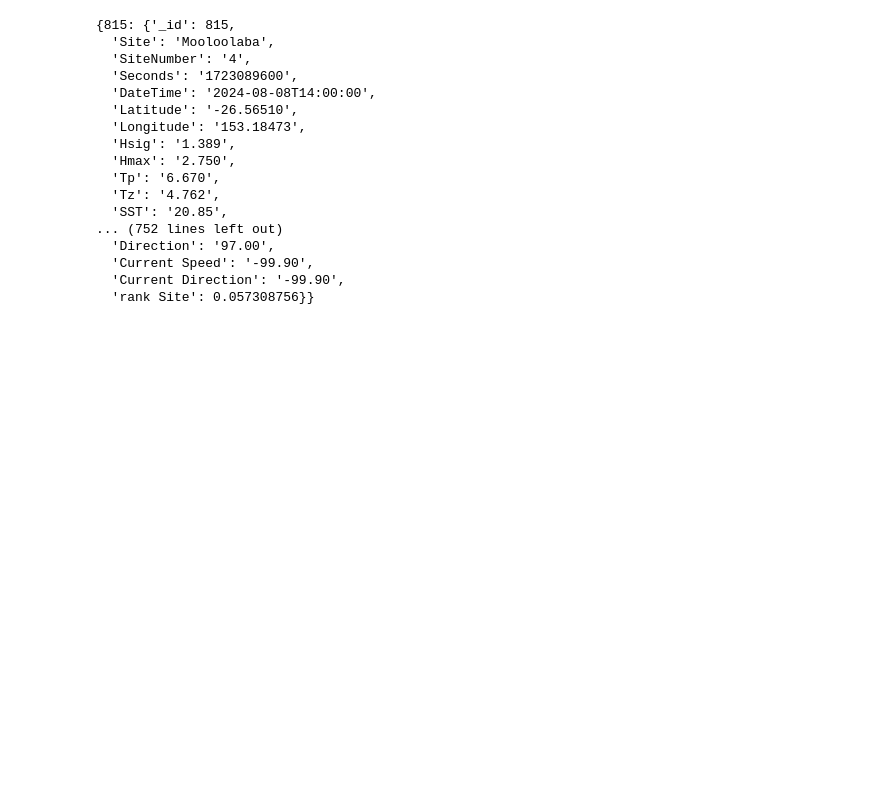
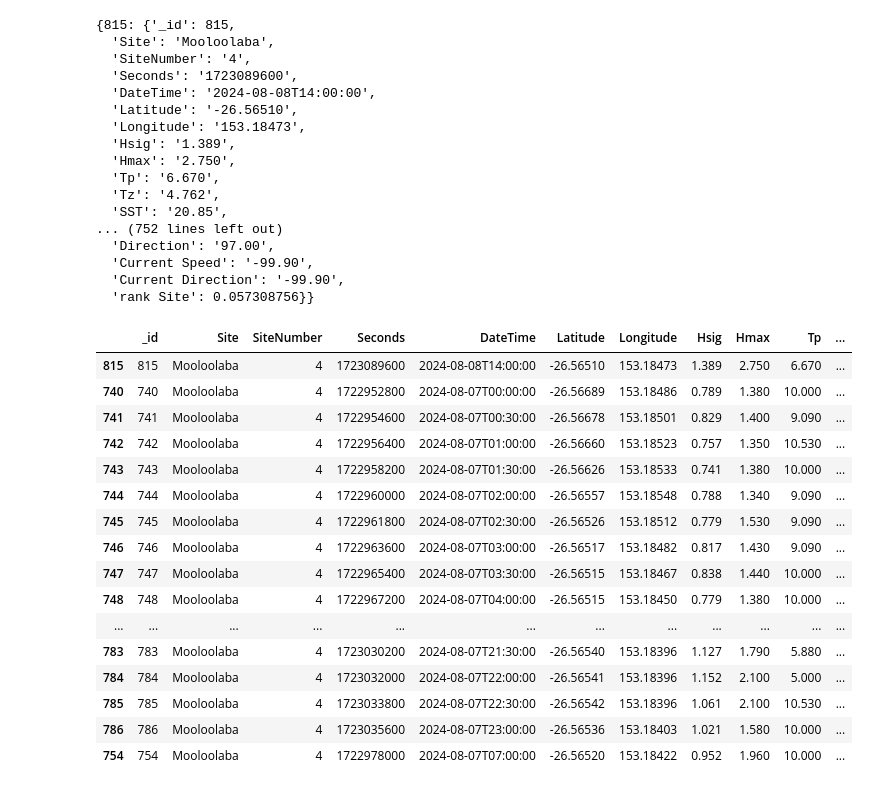
Before and after one commit to AlvaroCorrales/wave-height-app, a Jupyter notebook: Data API requests.ipynb, the cells around one changed output. Saved outputs shown, nothing was run; the diff lists cells and outputs as text; code cells hidden in the pictures; blank space fills up the shorter version.

```diff
--- a/Data API requests.ipynb
+++ b/Data API requests.ipynb
@@ -63,3 +63,26 @@ result_dict
   'Current Speed': '-99.90',
   'Current Direction': '-99.90',
   'rank Site': 0.057308756}}
+# %%
+import pandas as pd
+df = pd.DataFrame.from_dict(result_dict, orient='index')
+# %%
+df
+# %% [output]
+|  | _id | Site | SiteNumber | Seconds | DateTime | Latitude | Longitude | Hsig | Hmax | Tp | ... |
+| 815 | 815 | Mooloolaba | 4 | 1723089600 | 2024-08-08T14:00:00 | -26.56510 | 153.18473 | 1.389 | 2.750 | 6.670 | ... |
+| 740 | 740 | Mooloolaba | 4 | 1722952800 | 2024-08-07T00:00:00 | -26.56689 | 153.18486 | 0.789 | 1.380 | 10.000 | ... |
+| 741 | 741 | Mooloolaba | 4 | 1722954600 | 2024-08-07T00:30:00 | -26.56678 | 153.18501 | 0.829 | 1.400 | 9.090 | ... |
+| 742 | 742 | Mooloolaba | 4 | 1722956400 | 2024-08-07T01:00:00 | -26.56660 | 153.18523 | 0.757 | 1.350 | 10.530 | ... |
+| 743 | 743 | Mooloolaba | 4 | 1722958200 | 2024-08-07T01:30:00 | -26.56626 | 153.18533 | 0.741 | 1.380 | 10.000 | ... |
+| 744 | 744 | Mooloolaba | 4 | 1722960000 | 2024-08-07T02:00:00 | -26.56557 | 153.18548 | 0.788 | 1.340 | 9.090 | ... |
+| 745 | 745 | Mooloolaba | 4 | 1722961800 | 2024-08-07T02:30:00 | -26.56526 | 153.18512 | 0.779 | 1.530 | 9.090 | ... |
+| 746 | 746 | Mooloolaba | 4 | 1722963600 | 2024-08-07T03:00:00 | -26.56517 | 153.18482 | 0.817 | 1.430 | 9.090 | ... |
+| 747 | 747 | Mooloolaba | 4 | 1722965400 | 2024-08-07T03:30:00 | -26.56515 | 153.18467 | 0.838 | 1.440 | 10.000 | ... |
+| 748 | 748 | Mooloolaba | 4 | 1722967200 | 2024-08-07T04:00:00 | -26.56515 | 153.18450 | 0.779 | 1.380 | 10.000 | ... |
+| ... | ... | ... | ... | ... | ... | ... | ... | ... | ... | ... | ... |
+| 783 | 783 | Mooloolaba | 4 | 1723030200 | 2024-08-07T21:30:00 | -26.56540 | 153.18396 | 1.127 | 1.790 | 5.880 | ... |
+| 784 | 784 | Mooloolaba | 4 | 1723032000 | 2024-08-07T22:00:00 | -26.56541 | 153.18396 | 1.152 | 2.100 | 5.000 | ... |
+| 785 | 785 | Mooloolaba | 4 | 1723033800 | 2024-08-07T22:30:00 | -26.56542 | 153.18396 | 1.061 | 2.100 | 10.530 | ... |
+| 786 | 786 | Mooloolaba | 4 | 1723035600 | 2024-08-07T23:00:00 | -26.56536 | 153.18403 | 1.021 | 1.580 | 10.000 | ... |
+| 754 | 754 | Mooloolaba | 4 | 1722978000 | 2024-08-07T07:00:00 | -26.56520 | 153.18422 | 0.952 | 1.960 | 10.000 | ... |
```
